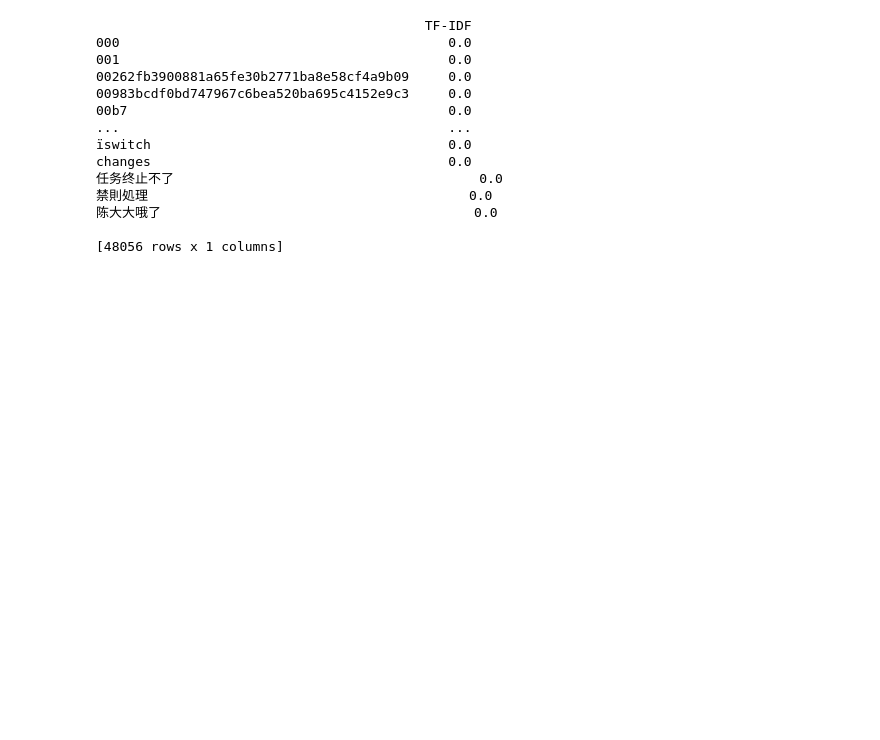
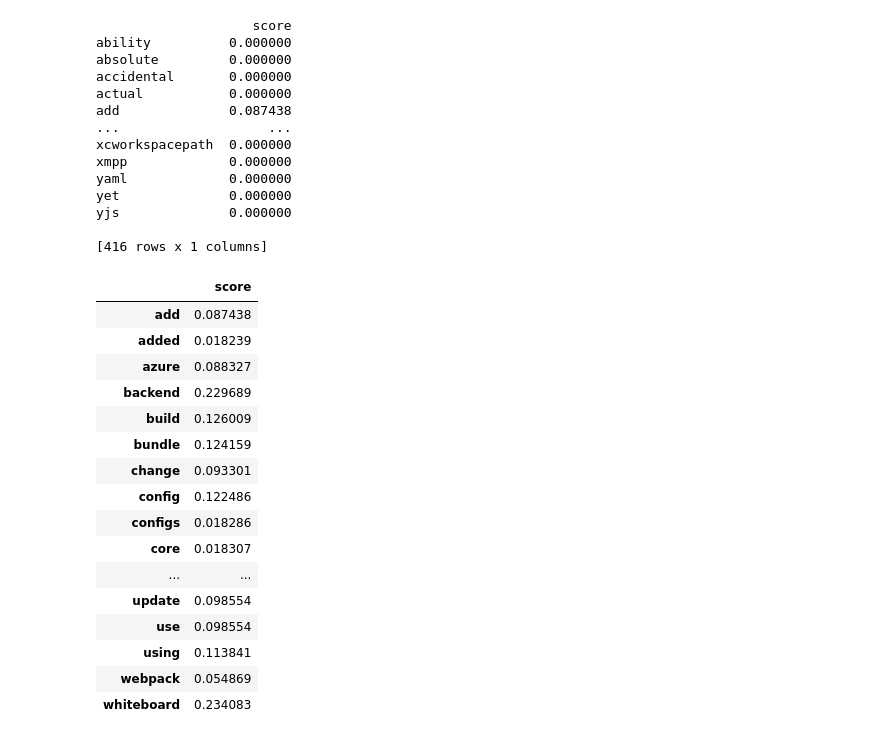
Before and after one commit to mnckapilan/rosetta_search, a Jupyter notebook: commit_analyser/sklearn_tfidf.ipynb, the cells around one changed output. Saved outputs shown, nothing was run; the diff lists cells and outputs as text; code cells hidden in the pictures; blank space fills up the shorter version.

```diff
--- a/commit_analyser/sklearn_tfidf.ipynb
+++ b/commit_analyser/sklearn_tfidf.ipynb
@@ -11,0 +5,2 @@ for commit in tqdm(repo_obj.iter_commits()):
+# %%
+index = Index("/Users/kapilan/githome/for_analysis/now/crdt-canvas/")
@@ -12,23 +31,44 @@ for commit in tqdm(repo_obj.iter_commits()):
 # %%
+messages = list(index.file_to_messages.values())
 vectorizer = TfidfVectorizer()
-response = vectorizer.fit_transform(commits)
+response = vectorizer.fit_transform(messages)
 # %%
-df = pd.DataFrame(response[0].T.todense(), index=vectorizer.get_feature_names(), columns=["TF-IDF"])
+df = pd.DataFrame(response[92].T.todense(), index=vectorizer.get_feature_names(), columns=["score"])
 # %%
-df.sort_values('TF-IDF', ascending=False)
-print(df.head(100))
+df.sort_values(by=["score"], ascending=False)
+print(df.head(2122))
 # %% [output]
-                                          TF-IDF
-000                                          0.0
-001                                          0.0
-00262fb3900881a65fe30b2771ba8e58cf4a9b09     0.0
-00983bcdf0bd747967c6bea520ba695c4152e9c3     0.0
-00b7                                         0.0
-...                                          ...
-ïswitch                                      0.0
-сhanges                                      0.0
-任务终止不了                                       0.0
-禁則処理                                         0.0
-陈大大哦了                                        0.0
+                    score
+ability          0.000000
+absolute         0.000000
+accidental       0.000000
+actual           0.000000
+add              0.087438
+...                   ...
+xcworkspacepath  0.000000
+xmpp             0.000000
+yaml             0.000000
+yet              0.000000
+yjs              0.000000
 
-[48056 rows x 1 columns]
+[416 rows x 1 columns]
+# %%
+df.query('score > 0.0')
+# %% [output]
+|  | score |
+| add | 0.087438 |
+| added | 0.018239 |
+| azure | 0.088327 |
+| backend | 0.229689 |
+| build | 0.126009 |
+| bundle | 0.124159 |
+| change | 0.093301 |
+| config | 0.122486 |
+| configs | 0.018286 |
+| core | 0.018307 |
+| ... | ... |
+| update | 0.098554 |
+| use | 0.098554 |
+| using | 0.113841 |
+| webpack | 0.054869 |
+| whiteboard | 0.234083 |
```
Also changed, not shown: parts of 4 cells of this notebook, 12 other files.
